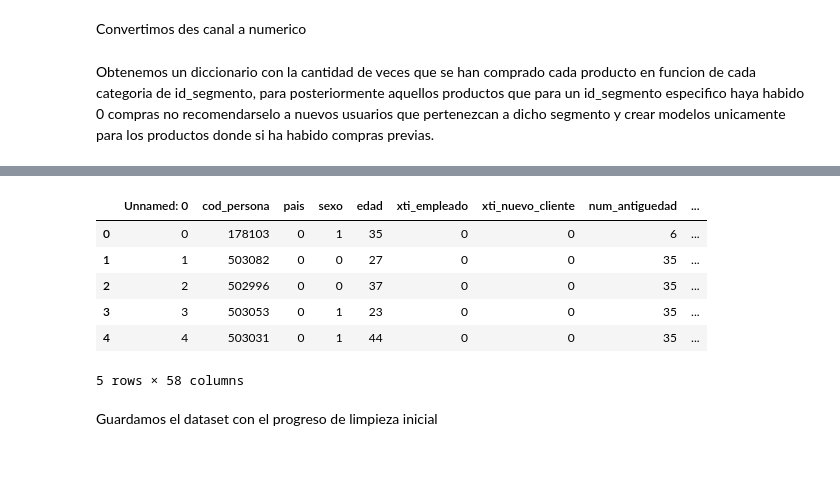
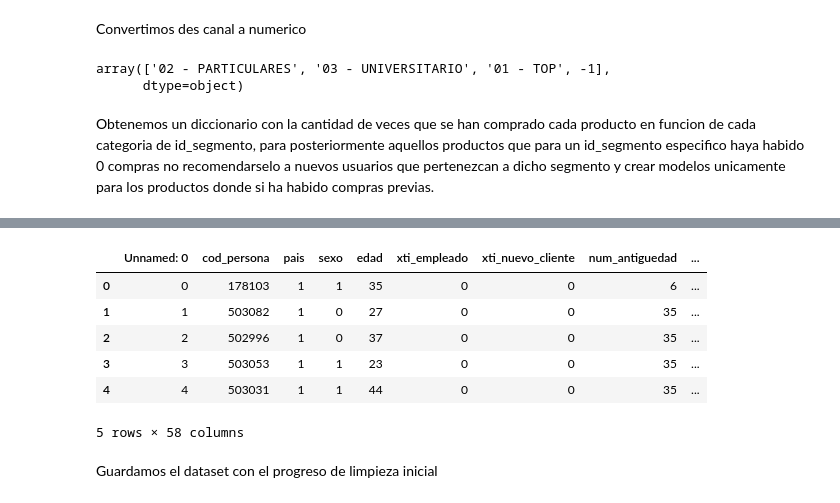
Before and after one commit to mariol-lamas/Machine_learning_proyect, a Jupyter notebook: Src/Entregables finales/Limpieza_y_Modelado.ipynb, the cells around one changed output, grey strips where cells are left out. Saved outputs shown, nothing was run; the diff lists cells and outputs as text; code cells hidden in the pictures; blank space fills up the shorter version.

```diff
--- a/Src/Entregables finales/Limpieza_y_Modelado.ipynb
+++ b/Src/Entregables finales/Limpieza_y_Modelado.ipynb
@@ -113,24 +77,29 @@ reader.drop('mes',axis=1,inplace=True)
 # %%
-reader['fecha1'] = reader['fecha1'].map(lambda x: '2020-01-01' if x == -1 else x)
-reader['fecha_alta_month'] = reader['fecha1'].map(lambda x: int(x[5:7])).astype(np.int16)
-reader['fecha_alta_year'] = reader['fecha1'].map(lambda x: int(x[0:4]) - 1995).astype(np.int16)
+data_unida['fecha1'] = data_unida['fecha1'].map(lambda x: '2020-01-01' if x == -1 else x)
+data_unida['fecha_alta_month'] = data_unida['fecha1'].map(lambda x: int(x[5:7])).astype(np.int16)
+data_unida['fecha_alta_year'] = data_unida['fecha1'].map(lambda x: int(x[0:4]) - 1995).astype(np.int16)
 # %%
-reader['fecha_alta_day'] = reader['fecha1'].map(lambda x: int(x[8:10])).astype(np.int16)
-reader['fecha_alta_month_int'] = (reader['fecha_alta_month'] + 12 * reader['fecha_alta_year']).astype(np.int16)
-reader['fecha_alta_day_int'] = (reader['fecha_alta_day'] + 30 * reader['fecha_alta_month'] + 365 * reader['fecha_alta_year']).astype(np.int32)
-reader.drop('fecha1',axis=1,inplace=True)
+data_unida['fecha_alta_day'] = data_unida['fecha1'].map(lambda x: int(x[8:10])).astype(np.int16)
+data_unida['fecha_alta_month_int'] = (data_unida['fecha_alta_month'] + 12 * data_unida['fecha_alta_year']).astype(np.int16)
+data_unida['fecha_alta_day_int'] = (data_unida['fecha_alta_day'] + 30 * data_unida['fecha_alta_month'] + 365 * data_unida['fecha_alta_year']).astype(np.int32)
+data_unida.drop('fecha1',axis=1,inplace=True)
 # %%
-reader['fec_ult_cli_1t'] = reader['fec_ult_cli_1t'].map(lambda x: '2020-01-01' if x == -1 else x)
-reader['ult_fec_cli_1t_month'] = reader['fec_ult_cli_1t'].map(lambda x: int(x[5:7])).astype(np.int16)
-reader['ult_fec_cli_1t_year'] = reader['fec_ult_cli_1t'].map(lambda x: int(x[0:4]) - 2015).astype(np.int16)
-reader['ult_fec_cli_1t_day'] = reader['fec_ult_cli_1t'].map(lambda x: int(x[8:10])).astype(np.int16)
-reader['ult_fec_cli_1t_month_int'] = (reader['ult_fec_cli_1t_month'] + 12 * reader['ult_fec_cli_1t_year']).astype(np.int8)
-reader.drop('fec_ult_cli_1t',axis=1,inplace=True)
+data_unida['fec_ult_cli_1t'] = data_unida['fec_ult_cli_1t'].map(lambda x: '2020-01-01' if x == -1 else x)
+data_unida['ult_fec_cli_1t_month'] = data_unida['fec_ult_cli_1t'].map(lambda x: int(x[5:7])).astype(np.int16)
+data_unida['ult_fec_cli_1t_year'] = data_unida['fec_ult_cli_1t'].map(lambda x: int(x[0:4]) - 2015).astype(np.int16)
+data_unida['ult_fec_cli_1t_day'] = data_unida['fec_ult_cli_1t'].map(lambda x: int(x[8:10])).astype(np.int16)
+data_unida['ult_fec_cli_1t_month_int'] = (data_unida['ult_fec_cli_1t_month'] + 12 * data_unida['ult_fec_cli_1t_year']).astype(np.int8)
+data_unida.drop('fec_ult_cli_1t',axis=1,inplace=True)
+# %%
+data_unida['id_segmento'].unique()
+# %% [output]
+array(['02 - PARTICULARES', '03 - UNIVERSITARIO', '01 - TOP', -1],
+      dtype=object)
 # %%
-reader['id_segmento'] = reader['id_segmento'].map(lambda x: segmento_dict[x]).astype(np.int8)
+data_unida['id_segmento'] = data_unida['id_segmento'].map(lambda x: segmento_dict[x]).astype(np.int8)
 target_cols=[f'ind_prod{i}' for i in range(1,26)]
 for col in target_cols:
-    reader[col] = reader[col].astype(np.int8)
+    data_unida[col] = data_unida[col].astype(np.int8) #Reducimos el tamaño porque son binarios y asi va mas rapido
 # %% [markdown]
 Obtenemos un diccionario con la cantidad de veces que se han comprado cada producto en funcion de cada categoria de id_segmento, para posteriormente aquellos productos que para un id_segmento especifico haya habido 0 compras no recomendarselo a nuevos usuarios que pertenezcan a dicho segmento y crear modelos unicamente para los productos donde si ha habido compras previas.
 # %%
@@ -163,14 +132,14 @@ diccionario_seg_proc
   'ind_prod24',
   'ind_prod25']}
 # %%
-reader.head()
+data_unida.head()
 # %% [output]
 |  | Unnamed: 0 | cod_persona | pais | sexo | edad | xti_empleado | xti_nuevo_cliente | num_antiguedad | ... |
-| 0 | 0 | 178103 | 0 | 1 | 35 | 0 | 0 | 6 | ... |
-| 1 | 1 | 503082 | 0 | 0 | 27 | 0 | 0 | 35 | ... |
-| 2 | 2 | 502996 | 0 | 0 | 37 | 0 | 0 | 35 | ... |
-| 3 | 3 | 503053 | 0 | 1 | 23 | 0 | 0 | 35 | ... |
-| 4 | 4 | 503031 | 0 | 1 | 44 | 0 | 0 | 35 | ... |
+| 0 | 0 | 178103 | 1 | 1 | 35 | 0 | 0 | 6 | ... |
+| 1 | 1 | 503082 | 1 | 0 | 27 | 0 | 0 | 35 | ... |
+| 2 | 2 | 502996 | 1 | 0 | 37 | 0 | 0 | 35 | ... |
+| 3 | 3 | 503053 | 1 | 1 | 23 | 0 | 0 | 35 | ... |
+| 4 | 4 | 503031 | 1 | 1 | 44 | 0 | 0 | 35 | ... |
 5 rows × 58 columns
 # %% [markdown]
 Guardamos el dataset con el progreso de limpieza inicial
```
Also changed, not shown: parts of 23 cells of this notebook, 1 other file.
